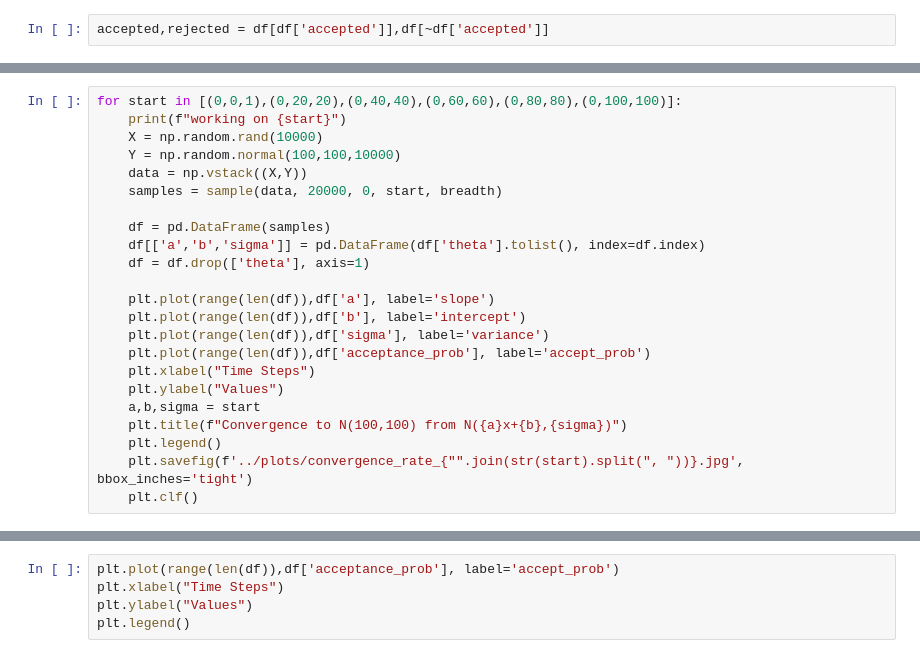
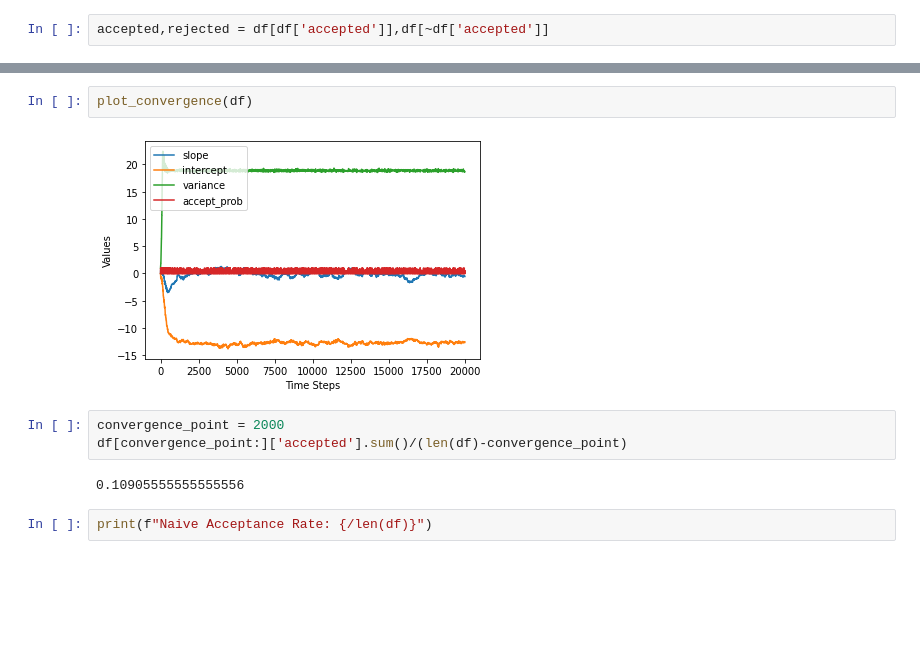
Before and after one commit to SeanSteinle/stat778-final, a Jupyter notebook: notebooks/simulation_study.ipynb, the cells around one changed output, grey strips where cells are left out. Cells and saved outputs as stored; diff of their text form; blank space fills up the shorter version.

Commit message:
couldn't find a perfect convergence metric, but tried! created a nice way of testing many starting points as well, which I will scale for hopper tests.

```diff
--- a/notebooks/simulation_study.ipynb
+++ b/notebooks/simulation_study.ipynb
@@ -170,23 +218,0 @@ plt.legend()
-# %%
-for start in [(0,0,1),(0,20,20),(0,40,40),(0,60,60),(0,80,80),(0,100,100)]:
-    print(f"working on {start}")
-    X = np.random.rand(10000)
-    Y = np.random.normal(100,100,10000)
-    data = np.vstack((X,Y))
-    samples = sample(data, 20000, 0, start, breadth)
-
-    df = pd.DataFrame(samples)
-    df[['a','b','sigma']] = pd.DataFrame(df['theta'].tolist(), index=df.index)
-    df = df.drop(['theta'], axis=1)
-
-    plt.plot(range(len(df)),df['a'], label='slope')
-    plt.plot(range(len(df)),df['b'], label='intercept')
-    plt.plot(range(len(df)),df['sigma'], label='variance')
-    plt.plot(range(len(df)),df['acceptance_prob'], label='accept_prob')
-    plt.xlabel("Time Steps")
-    plt.ylabel("Values")
-    a,b,sigma = start
-    plt.title(f"Convergence to N(100,100) from N({a}x+{b},{sigma})")
-    plt.legend()
-    plt.savefig(f'../plots/convergence_rate_{"".join(str(start).split(", "))}.jpg', bbox_inches='tight')
-    plt.clf()
@@ -311,5 +219,11 @@ plt.legend()
-# %%
-plt.plot(range(len(df)),df['acceptance_prob'], label='accept_prob')
-plt.xlabel("Time Steps")
-plt.ylabel("Values")
-plt.legend()
+# %%
+plot_convergence(df)
+# %% [output]
+[figure, added]
+# %%
+convergence_point = 2000
+df[convergence_point:]['accepted'].sum()/(len(df)-convergence_point)
+# %% [output]
+0.10905555555555556
+# %%
+print(f"Naive Acceptance Rate: {/len(df)}")
```
Also changed, not shown: parts of 41 cells of this notebook, 12 other files.
